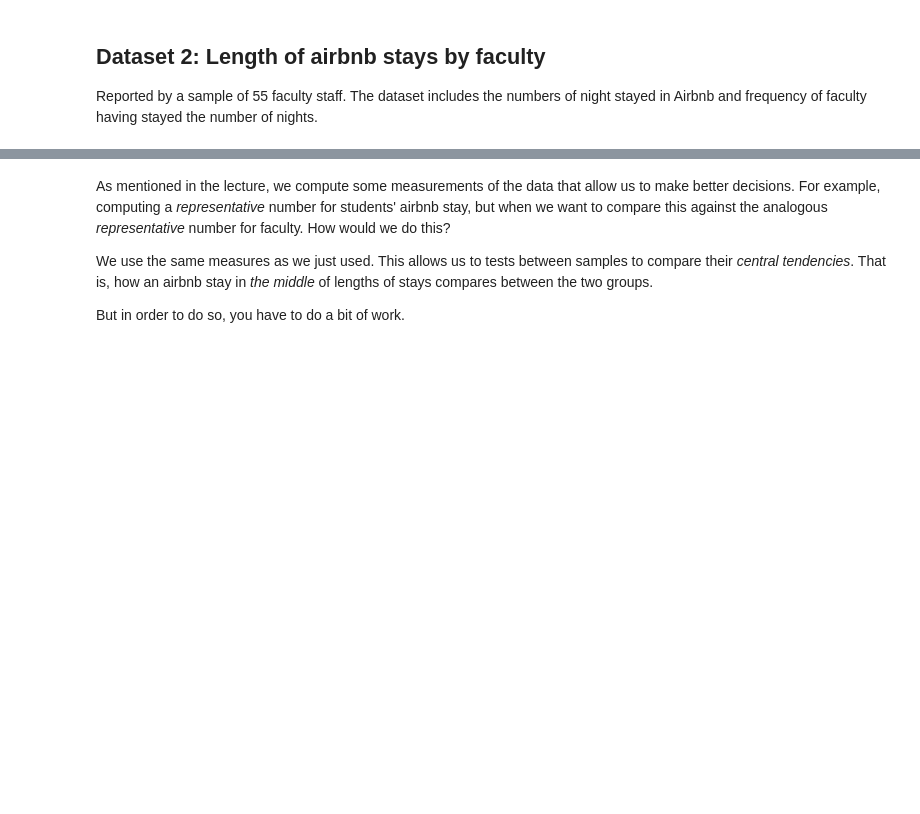
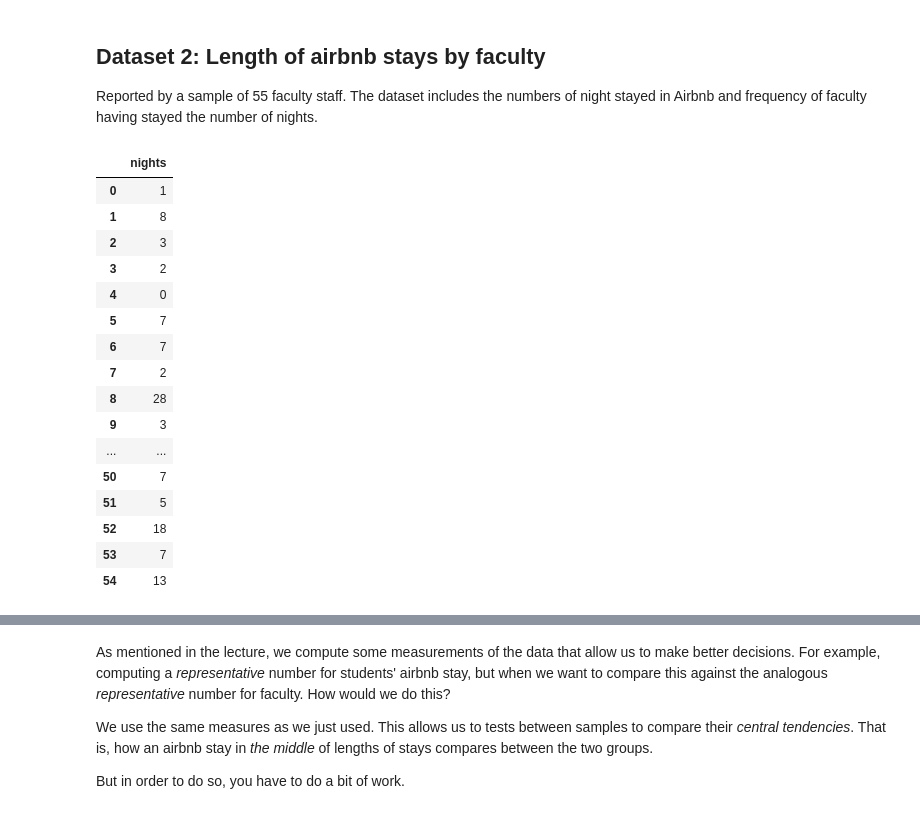
Before and after one commit to ia-nechaev/aqm2022, a Jupyter notebook: Exercise1_temp_copy.ipynb, the cells around one changed output, grey strips where cells are left out. Drawn from its saved outputs; the diff is of its cells as text; code cells hidden in the pictures; blank space fills up the shorter version.

```diff
--- a/Exercise1_temp_copy.ipynb
+++ b/Exercise1_temp_copy.ipynb
@@ -158,8 +167,26 @@ Standard Deviation is the square root of the variance $$\sigma = 9.31$$
 Reported by a sample of 55 faculty staff. The dataset includes the numbers of night stayed in Airbnb and frequency of faculty having stayed the number of nights.
 # %%
 #Show dataset
-df_f = pd.read_csv('airbnb_faculty.csv')
+df_f = pd.read_csv('https://raw.githubusercontent.com/ia-nechaev/aqm2022/main/data/airbnb_faculty.csv')
 df_f
+# %% [output]
+|  | nights |
+| 0 | 1 |
+| 1 | 8 |
+| 2 | 3 |
+| 3 | 2 |
+| 4 | 0 |
+| 5 | 7 |
+| 6 | 7 |
+| 7 | 2 |
+| 8 | 28 |
+| 9 | 3 |
+| ... | ... |
+| 50 | 7 |
+| 51 | 5 |
+| 52 | 18 |
+| 53 | 7 |
+| 54 | 13 |
 # %%
 # some transformations to make it more comfortable to count by hand
 df_f_frequency=df_f.groupby('nights')['nights'].count().to_frame()                # counting the quantity of 'nights' entries and converting it to frame
```
Also changed, not shown: parts of 10 cells of this notebook.
